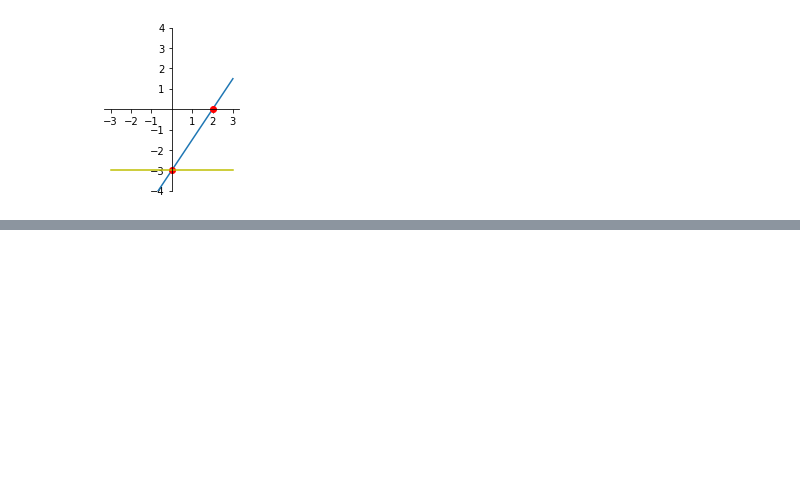
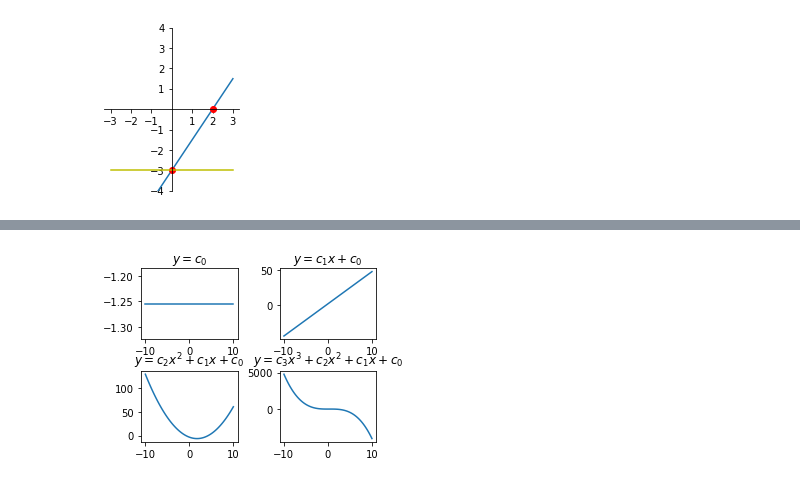
Before and after one commit to Jiawei-Wang/machine-learning-with-python-for-everyone, a Jupyter notebook: Chapter2/2.ipynb, the cells around one changed output, grey strips where cells are left out. Saved outputs shown, nothing was run; the diff lists cells and outputs as text; code cells hidden in the pictures; blank space fills up the shorter version.

```diff
--- a/Chapter2/2.ipynb
+++ b/Chapter2/2.ipynb
@@ -64,0 +142,19 @@ ax.plot(xs, ys, 'y')
+# %%
+# nonlinearity
+
+fig, axes = plt.subplots(2, 2)
+fig.tight_layout()
+
+titles = ["$y=c_0$",
+          "$y=c_1x+c_0$",
+          "$y=c_2x^2+c_1x+c_0$",
+          "$y=c_3x^3+c_2x^2+c_1x+c_0$"]
+
+xs = np.linspace(-10, 10, 100)
+for power, (ax, title) in enumerate(zip(axes.flat, titles), 1):
+    coeffs = np.random.uniform(-5, 5, power)
+    poly = np.poly1d(coeffs)
+    ax.plot(xs, poly(xs))
+    ax.set_title(title)
+# %% [output]
+[figure, added]
```
Also changed, not shown: parts of 4 cells of this notebook.
